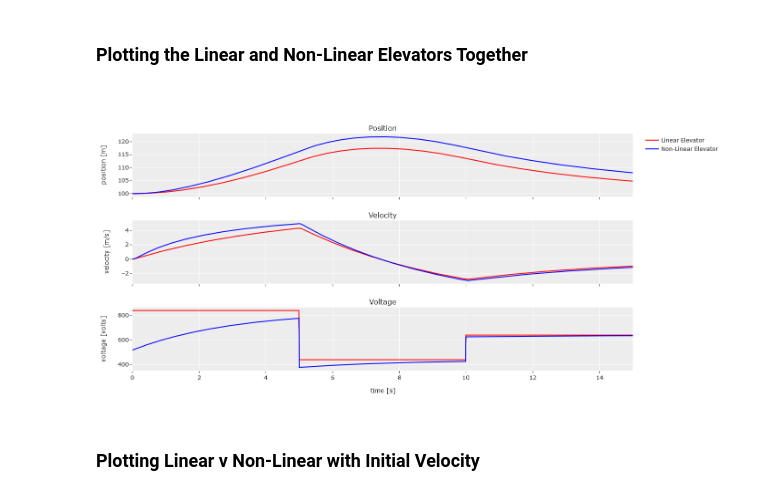
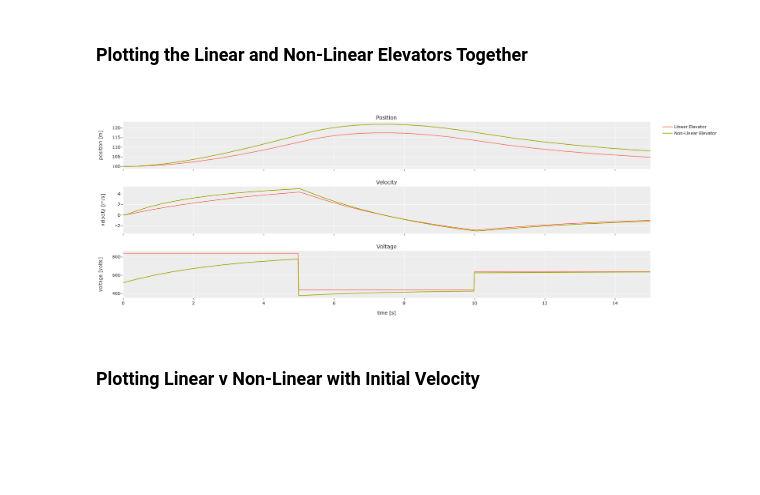
Before and after one commit to mschrader15/AEM591-Projects, a Jupyter notebook: project-1/Project_1.ipynb, the cells around one changed output. Saved outputs shown, nothing was run; the diff lists cells and outputs as text; code cells hidden in the pictures; blank space fills up the shorter version.

```diff
--- a/project-1/Project_1.ipynb
+++ b/project-1/Project_1.ipynb
@@ -689,12 +681,15 @@ doublet_dt = 10
 t = np.linspace(0, doublet_dt / 2 * 3, 1000)
 
 # create the elevator objects
-l_elevator = LinearElevator(x=x, doublet_c=doublet_magnitude, doublet_d_t=doublet_dt)
-nl_elevator = NonLinearElevator(x, doublet_c=doublet_magnitude, doublet_d_t=doublet_dt)
+l_elevator = LinearElevator(
+    x=x, doublet_c=doublet_magnitude, doublet_d_t=doublet_dt)
+nl_elevator = NonLinearElevator(
+    x, doublet_c=doublet_magnitude, doublet_d_t=doublet_dt)
 nld_elevator = deepcopy(nl_elevator)
 
 # Solving each of the situations
-x0 = np.array([l_elevator.x.magnitude, 0, l_elevator.i_bar.magnitude, l_elevator.r_bar.magnitude])
+x0 = np.array([l_elevator.x.magnitude, 0,
+              l_elevator.i_bar.magnitude, l_elevator.r_bar.magnitude])
 
 # why wait 3x as long!
 # Nevermind stupid ipynb kernel doesn't support inlme mp
@@ -719,42 +714,43 @@ x0 = np.array([l_elevator.x.magnitude, 0, l_elevator.i_bar.magnitude, l_elevator
 
 l_s = l_elevator.solve_ivp(x0=x0, t_low=t[0], t_high=t[-1])
 nl_s = nl_elevator.solve_ivp(x0=x0, t_low=t[0], t_high=t[-1])
-nl_sd = nld_elevator.solve_ivp(x0=x0, t_low=t[0], t_high=t[-1], dynamic_doublet=False)
+nl_sd = nld_elevator.solve_ivp(
+    x0=x0, t_low=t[0], t_high=t[-1], dynamic_doublet=False)
 # %%
 
 fig = make_subplots(rows=3, cols=1,
                         shared_xaxes=True,
                         vertical_spacing=0.1,
                         subplot_titles=("Position", "Velocity", "Voltage"))
 
-fig.add_trace(go.Scatter(x=l_s.t, y=l_s.y[0], line=dict(color='red'), name="Linear Elevator"), row=1, col=1)
-fig.add_trace(go.Scatter(x=l_s.t, y=l_s.y[1], line=dict(color='red'), showlegend=False), row=2, col=1)
-fig.add_trace(go.Scatter(x=t, y=[l_elevator.doublet(_t, ).magnitude for _t in t], line=dict(color='red'), showlegend=False), row=3, col=1)
+fig.add_trace(go.Scatter(x=l_s.t, y=l_s.y[0], line=dict(color='#F8766D'), name="Linear Elevator"), row=1, col=1)
+fig.add_trace(go.Scatter(x=l_s.t, y=l_s.y[1], line=dict(color='#F8766D'), showlegend=False), row=2, col=1)
+fig.add_trace(go.Scatter(x=t, y=[l_elevator.doublet(_t, ).magnitude for _t in t], line=dict(color='#F8766D'), showlegend=False), row=3, col=1)
 
-fig.add_trace(go.Scatter(x=nl_s.t, y=nl_s.y[0], line=dict(color='blue'), name="Non-Linear Elevator"), row=1, col=1)
-fig.add_trace(go.Scatter(x=nl_s.t, y=nl_s.y[1], line=dict(color='blue'), showlegend=False), row=2, col=1)
-fig.add_trace(go.Scatter(x=t, y=[nl_elevator.doublet(_t, ).magnitude for _t in t], line=dict(color='blue'), showlegend=False), row=3, col=1)
+fig.add_trace(go.Scatter(x=nl_s.t, y=nl_s.y[0], line=dict(color='#A3A500'), name="Non-Linear Elevator"), row=1, col=1)
+fig.add_trace(go.Scatter(x=nl_s.t, y=nl_s.y[1], line=dict(color='#A3A500'), showlegend=False), row=2, col=1)
+fig.add_trace(go.Scatter(x=t, y=[nl_elevator.doublet(_t, ).magnitude for _t in t], line=dict(color='#A3A500'), showlegend=False), row=3, col=1)
 
 # fig.add_trace(go.Scatter(x=nl_sd.t, y=nl_sd.y[0], line=dict(color='green'), name="Non-Linear Elevator - Static Doublet"), row=1, col=1)
 # fig.add_trace(go.Scatter(x=nl_sd.t, y=nl_sd.y[1], line=dict(color='green'), showlegend=False), row=2, col=1)
 # fig.add_trace(go.Scatter(x=t, y=[nl_elevator.doublet(_t, False).magnitude for _t in t], line=dict(color='green'), showlegend=False), row=3, col=1)
 
-
+# [#F8766D, #A3A500, #00BF7D, #00B0F6, #E76BF3]
 
 fig.update_layout(
     # showlegend=False,
     # title=f"Initial Position={round(elevator.x, 1)}  |  Voltage={round(elevator.v_bar, 2)} ± {round(elevator.doublet_c, 2)}",
     height=700,
     width=1000,
     xaxis3=dict(title="time [s]"),
     yaxis=dict(title='position [m]'),
     yaxis2=dict(title='velocity [m/s]'),
     yaxis3=dict(title='voltage [volts]')
 )
 
 fig.show()
 # %% [output]
-[figure, old version]
+[figure, new version]
 # %% [markdown]
 ### Plotting Linear v Non-Linear with Initial Velocity
 # %%
```
Also changed, not shown: parts of 20 cells of this notebook.
